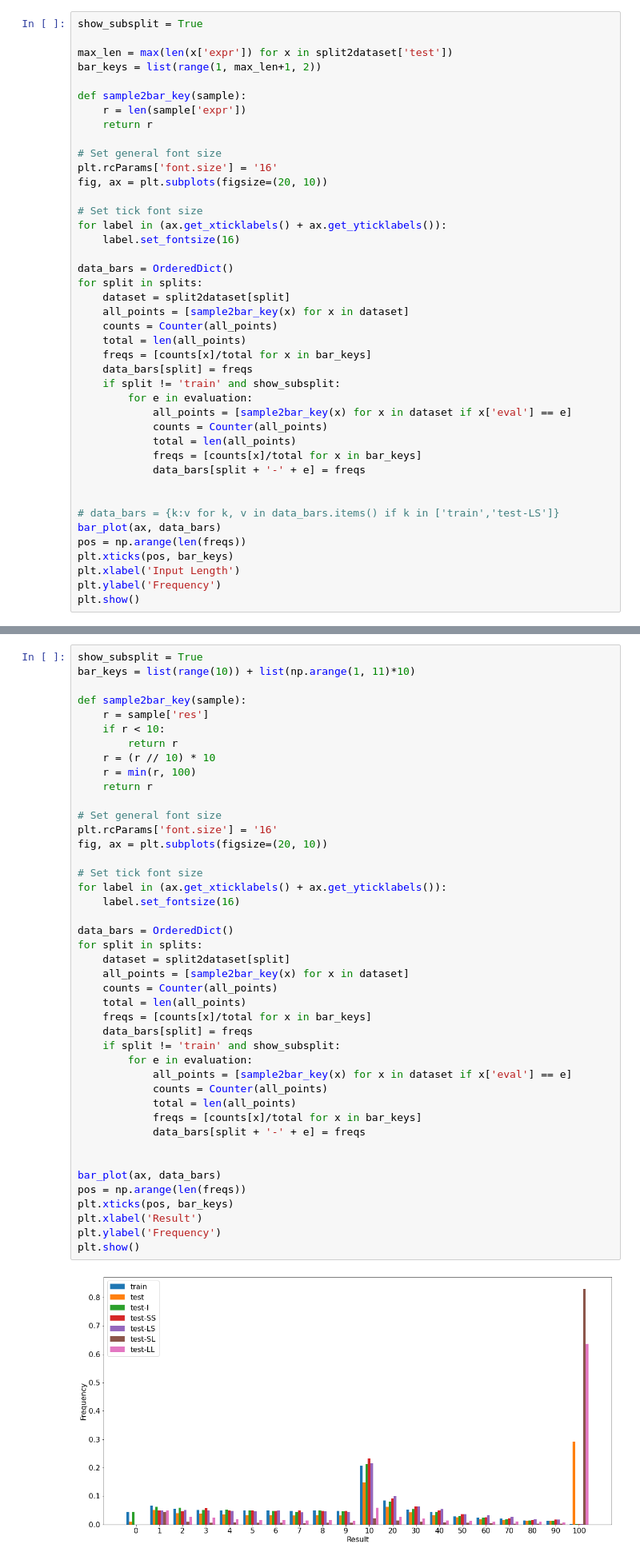
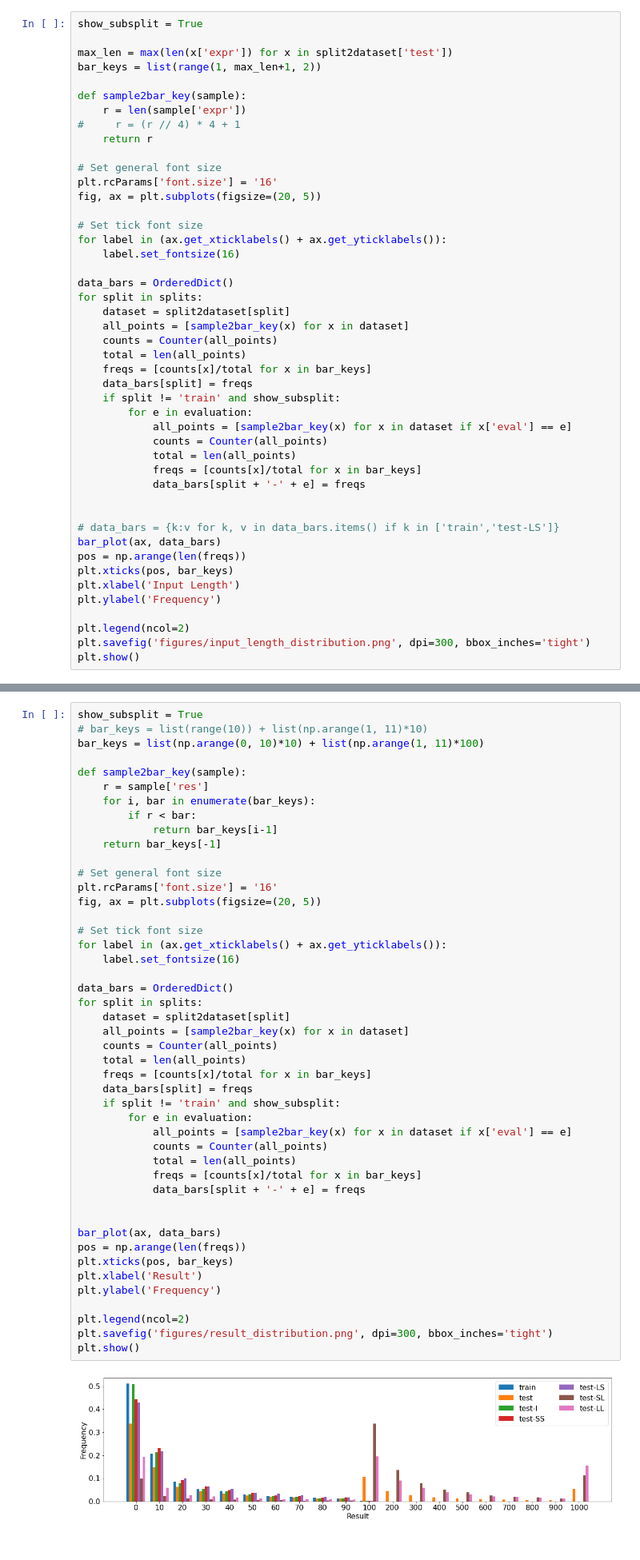
Before and after one commit to liqing-ustc/HINT, a Jupyter notebook: data/data_analysis.ipynb, the cells around one changed output, grey strips where cells are left out. Shown at 80% size. Drawn from its saved outputs; the diff is of its cells as text.

```diff
--- a/data/data_analysis.ipynb
+++ b/data/data_analysis.ipynb
@@ -106,11 +112,12 @@ bar_keys = list(range(1, max_len+1, 2))
 
 def sample2bar_key(sample):
     r = len(sample['expr'])
+#     r = (r // 4) * 4 + 1
     return r
 
 # Set general font size
 plt.rcParams['font.size'] = '16'
-fig, ax = plt.subplots(figsize=(20, 10))
+fig, ax = plt.subplots(figsize=(20, 5))
 
 # Set tick font size
 for label in (ax.get_xticklabels() + ax.get_yticklabels()):
@@ -139,5 +146,8 @@ pos = np.arange(len(freqs))
 plt.xticks(pos, bar_keys)
 plt.xlabel('Input Length')
 plt.ylabel('Frequency')
+
+plt.legend(ncol=2)
+plt.savefig('figures/input_length_distribution.png', dpi=300, bbox_inches='tight')
 plt.show()
 # %% [output]
@@ -146,49 +156,52 @@ plt.show()
 # Result distribution
 # %%
 show_subsplit = True
-bar_keys = list(range(10)) + list(np.arange(1, 11)*10)
+# bar_keys = list(range(10)) + list(np.arange(1, 11)*10)
+bar_keys = list(np.arange(0, 10)*10) + list(np.arange(1, 11)*100)
 
 def sample2bar_key(sample):
     r = sample['res']
-    if r < 10:
-        return r
-    r = (r // 10) * 10
-    r = min(r, 100)
-    return r
+    for i, bar in enumerate(bar_keys):
+        if r < bar:
+            return bar_keys[i-1]
+    return bar_keys[-1]
 
 # Set general font size
 plt.rcParams['font.size'] = '16'
-fig, ax = plt.subplots(figsize=(20, 10))
+fig, ax = plt.subplots(figsize=(20, 5))
 
 # Set tick font size
 for label in (ax.get_xticklabels() + ax.get_yticklabels()):
     label.set_fontsize(16)
 
 data_bars = OrderedDict()
 for split in splits:
     dataset = split2dataset[split]
     all_points = [sample2bar_key(x) for x in dataset]
     counts = Counter(all_points)
     total = len(all_points)
     freqs = [counts[x]/total for x in bar_keys]
     data_bars[split] = freqs
     if split != 'train' and show_subsplit:
         for e in evaluation:
             all_points = [sample2bar_key(x) for x in dataset if x['eval'] == e]
             counts = Counter(all_points)
             total = len(all_points)
             freqs = [counts[x]/total for x in bar_keys]
             data_bars[split + '-' + e] = freqs
 
 
 bar_plot(ax, data_bars)
 pos = np.arange(len(freqs))
 plt.xticks(pos, bar_keys)
 plt.xlabel('Result')
 plt.ylabel('Frequency')
+
+plt.legend(ncol=2)
+plt.savefig('figures/result_distribution.png', dpi=300, bbox_inches='tight')
 plt.show()
 # %% [output]
-[figure, old version]
+[figure, new version]
 # %% [markdown]
 # Tree depth
 # %%
```
Also changed, not shown: parts of 4 cells of this notebook, 2 other files.
